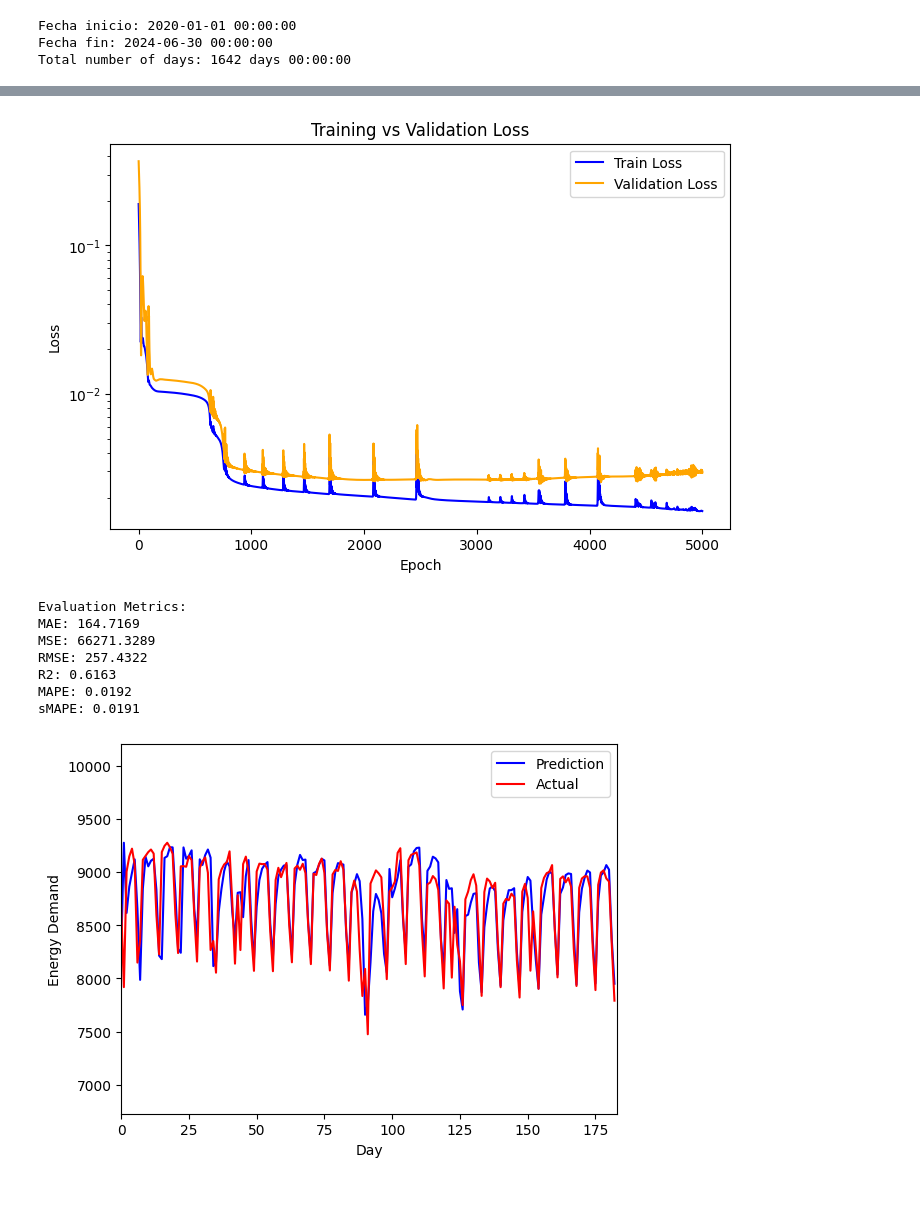
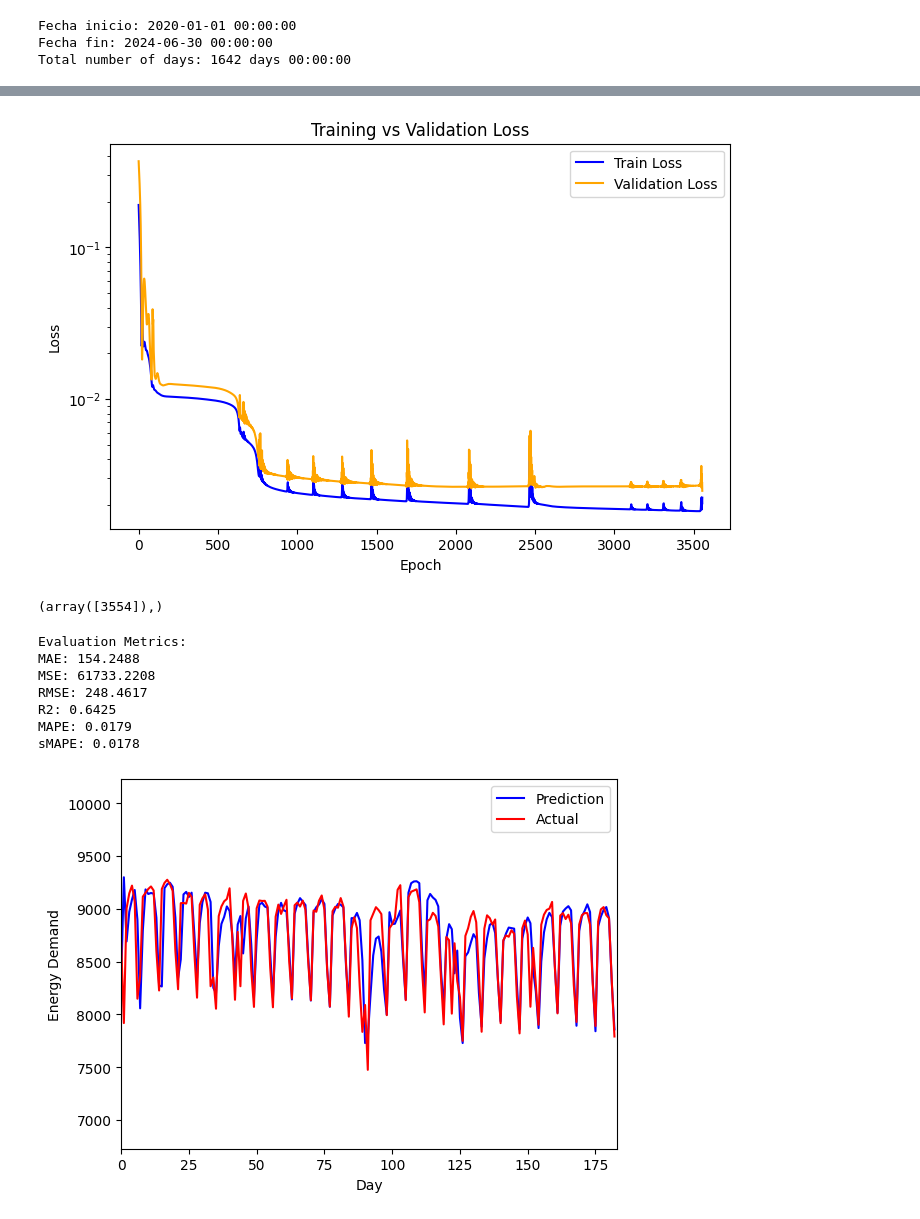
Before and after one commit to KhvatkinNikita/NUC-AI, a Jupyter notebook: notebooks/online.ipynb, the cells around one changed output, grey strips where cells are left out. Cells and saved outputs as stored; diff of their text form; code cells hidden in the pictures.

```diff
--- a/notebooks/online.ipynb
+++ b/notebooks/online.ipynb
@@ -103,7 +103,7 @@ model = LSTMModel()
 criterion = nn.MSELoss()
 optimizer = optim.Adam(model.parameters(), lr=0.001)
 
-num_epochs = 5000
+num_epochs = 3555 # best without overfitting
 train_losses, val_losses = [], []
 
 for epoch in range(num_epochs):
@@ -157,4 +157,8 @@ Epoch [5000/5000], Train Loss: 0.0016, Val Loss: 0.0030
-[figure, old version]
+[figure, new version]
+# %%
+np.where(val_losses == np.array(val_losses).min())
+# %% [output]
+(array([3554]),)
 # %%
 # ======= 6. Online Prediction and Model Update =======
 test_sequences, test_targets = create_sequences(test_data, window_size)
@@ -193,12 +197,12 @@ for metric, value in metrics_result.items():
     print(f"{metric}: {value:.4f}")
 # %% [output]
 Evaluation Metrics:
-MAE: 164.7169
-MSE: 66271.3289
-RMSE: 257.4322
-R2: 0.6163
-MAPE: 0.0192
-sMAPE: 0.0191
+MAE: 154.2488
+MSE: 61733.2208
+RMSE: 248.4617
+R2: 0.6425
+MAPE: 0.0179
+sMAPE: 0.0178
 # %%
 fig, ax = plt.subplots()
 line_pred, = ax.plot([], [], label='Prediction', color='blue')
@@ -230,4 +234,4 @@ ani.save('online_prediction.mp4', writer='ffmpeg')
 
 plt.show()
 # %% [output]
-[figure, old version]
+[figure, new version]
```
Also changed, not shown: parts of 1 cell of this notebook, 1 other file.
